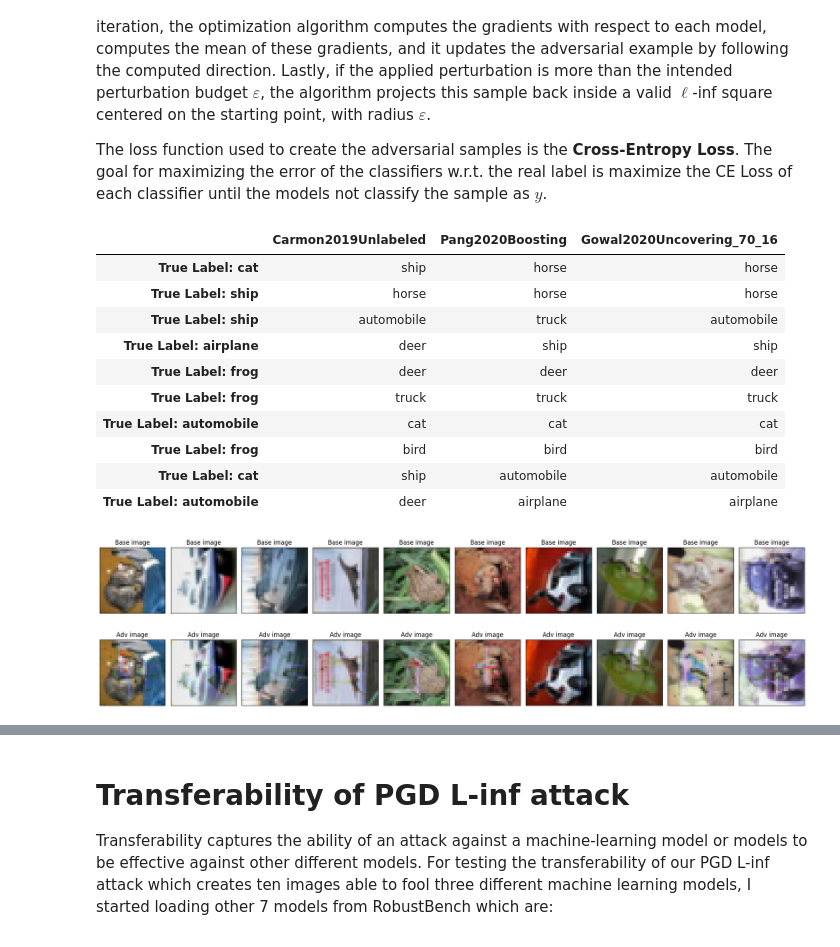
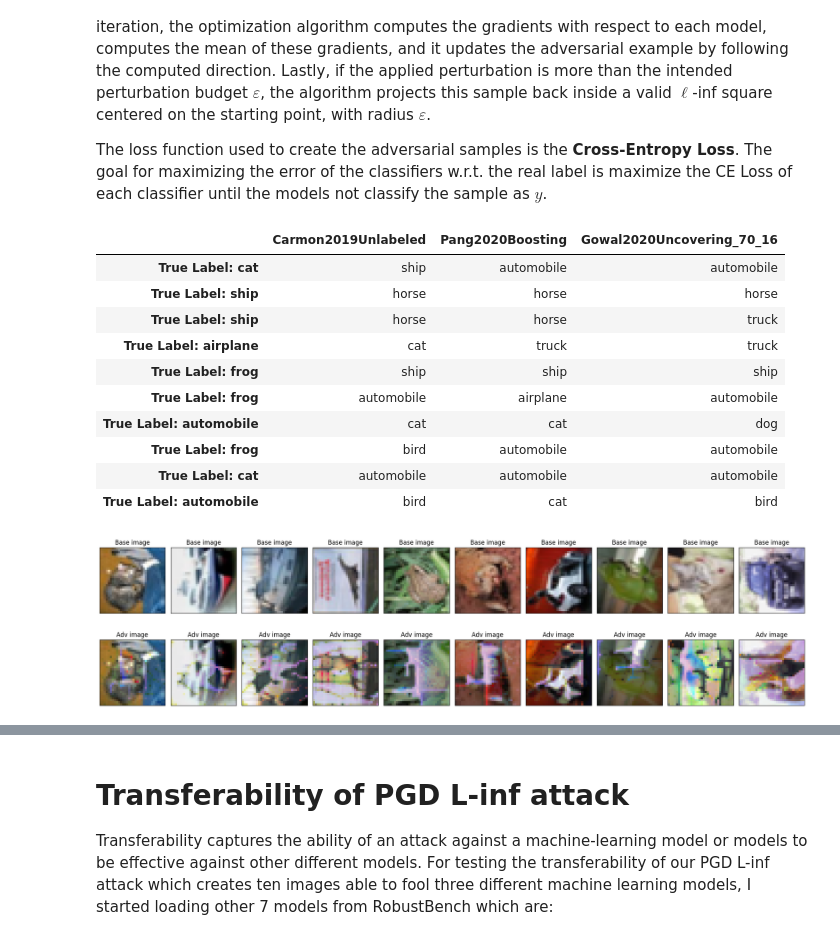
Before and after one commit to saugabriele/MLSEC_project, a Jupyter notebook: MLSEC_Project.ipynb, the cells around one changed output, grey strips where cells are left out. Cells and saved outputs as stored; diff of their text form; code cells hidden in the pictures.

```diff
--- a/MLSEC_Project.ipynb
+++ b/MLSEC_Project.ipynb
@@ -83,7 +81,7 @@ images_labels = []
 # Fit a Min-Max normalizer to the training data
 normalizer = CNormalizerMinMax().fit(train_ds.X)
 
-for idx in range(10):
+for idx in range(100):
   img = test_ds[idx, :]
   x0, y0 = img.X, img.Y
 
@@ -92,6 +90,3 @@ for idx in range(10):
 
   images.append(x0.tondarray().reshape(1, 3, 32, 32))
   images_labels.append(y0.item())
-
-for i in range(len(images)):
-  print("Image {0} class: {1}".format(i+1, dataset_labels[images_labels[i]]))
@@ -134,9 +145,12 @@ def plot_predicted_labels(model_names, image_labels, y_pred, ds_labels=dataset_l
 # %%
 from secml.ml.classifiers import CClassifierPyTorch
+from secml.ml.peval.metrics import CMetricTestError
+from secml.array import CArray
+from secml.figure import CFigure
 import numpy as np
 
-secml_models = []
-y_pred = np.empty(shape=(len(images), len(models)), dtype= 'object')
+metric = CMetricTestError()
+y_pred, test_error, secml_models = [], [], []
 
 
 # Loop through each model and create a SecML model using CClassifierPyTorch
@@ -144,11 +158,17 @@ for i, model in enumerate(models):
   secml_models.append(CClassifierPyTorch(model, input_shape=(3,32,32),
                                          pretrained=True))
 
-  # Loop through each image and make predictions using the SecML model
-  for j, img in enumerate(images):
-    y = secml_models[i].predict(img)
-    y_pred[j][i] = dataset_labels[y.item()]
+  # Obtaining predictions using the SecML model
+  imgs = CArray(images)
+  imgs_labels = CArray(images_labels)
+  y_pred.append(secml_models[i].predict(imgs))
 
-# Plot the predicted labels
-plot_predicted_labels(model_names, images_labels, y_pred)
+  # Computing test error over clean images
+  test_error.append(metric.performance_score(y_true=imgs_labels,
+                                             y_pred=y_pred[i]))
+
+test_error = CArray(test_error) * 100
+
+# Plot the test errors over clean samples
+plot_test_error(test_error, model_names)
 # %% [output]
@@ -268,36 +278,36 @@ def display_adv_images(images, adv_images):
   return
 # %%
 adv_images = []
-y_pred_adv = np.empty(shape=(len(images), len(models)), dtype= 'object')
+y_pred_adv = np.empty(shape=(len(images[:10]), len(models)), dtype= 'object')
 
 # Set the attack parameters
-eps = 0.4
-alpha = 0.1
+eps = 0.6
+alpha = 0.15
 steps = 200
 
 # Generate adversarial images for each base image using PGD L-Inf attack
-for i, image in enumerate(images):
+for i, image in enumerate(images[:10]):
   x = CArray(image)
   y = CArray(images_labels[i])
   adv_images.append(pgd_linf_untargeted(x, y, secml_models, eps, alpha, steps))
 
   for j, model in enumerate(secml_models):
     y = model.predict(adv_images[i])
     y_pred_adv[i][j] = dataset_labels[y.item()]
 
 # Plot the predicted labels for the adversarial images and display adv images
-plot_predicted_labels(model_names, images_labels, y_pred_adv)
-display_adv_images(images, adv_images)
+plot_predicted_labels(model_names, images_labels[:10], y_pred_adv)
+display_adv_images(images[:10], adv_images)
 # %% [output]
 |  | Carmon2019Unlabeled | Pang2020Boosting | Gowal2020Uncovering_70_16 |
-| True Label: cat | ship | horse | horse |
+| True Label: cat | ship | automobile | automobile |
 | True Label: ship | horse | horse | horse |
-| True Label: ship | automobile | truck | automobile |
-| True Label: airplane | deer | ship | ship |
-| True Label: frog | deer | deer | deer |
-| True Label: frog | truck | truck | truck |
-| True Label: automobile | cat | cat | cat |
-| True Label: frog | bird | bird | bird |
-| True Label: cat | ship | automobile | automobile |
-| True Label: automobile | deer | airplane | airplane |
+| True Label: ship | horse | horse | truck |
+| True Label: airplane | cat | truck | truck |
+| True Label: frog | ship | ship | ship |
+| True Label: frog | automobile | airplane | automobile |
+| True Label: automobile | cat | cat | dog |
+| True Label: frog | bird | automobile | automobile |
+| True Label: cat | automobile | automobile | automobile |
+| True Label: automobile | bird | cat | bird |
-[figure, old version]
+[figure, new version]
```
Also changed, not shown: parts of 7 cells of this notebook.
